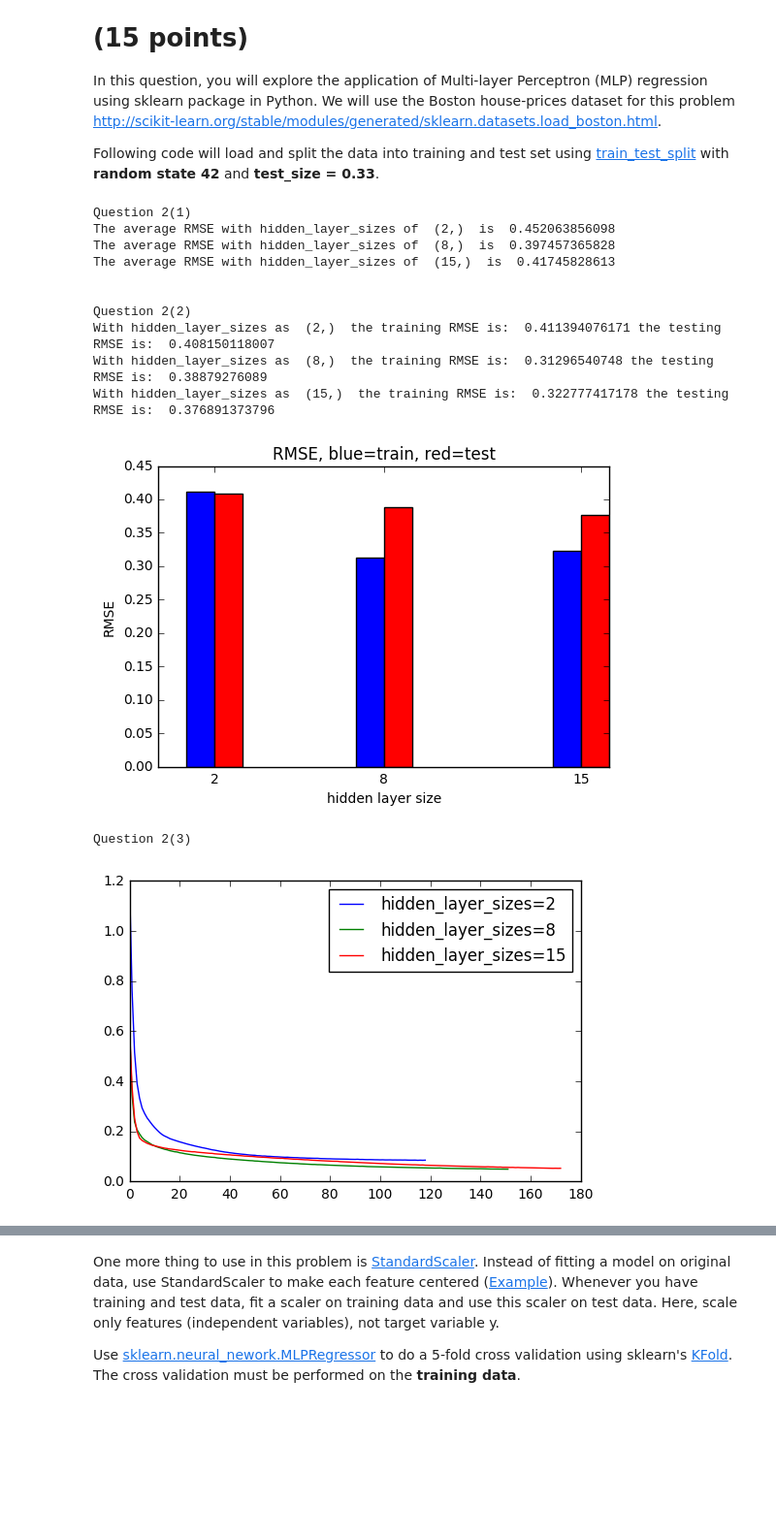
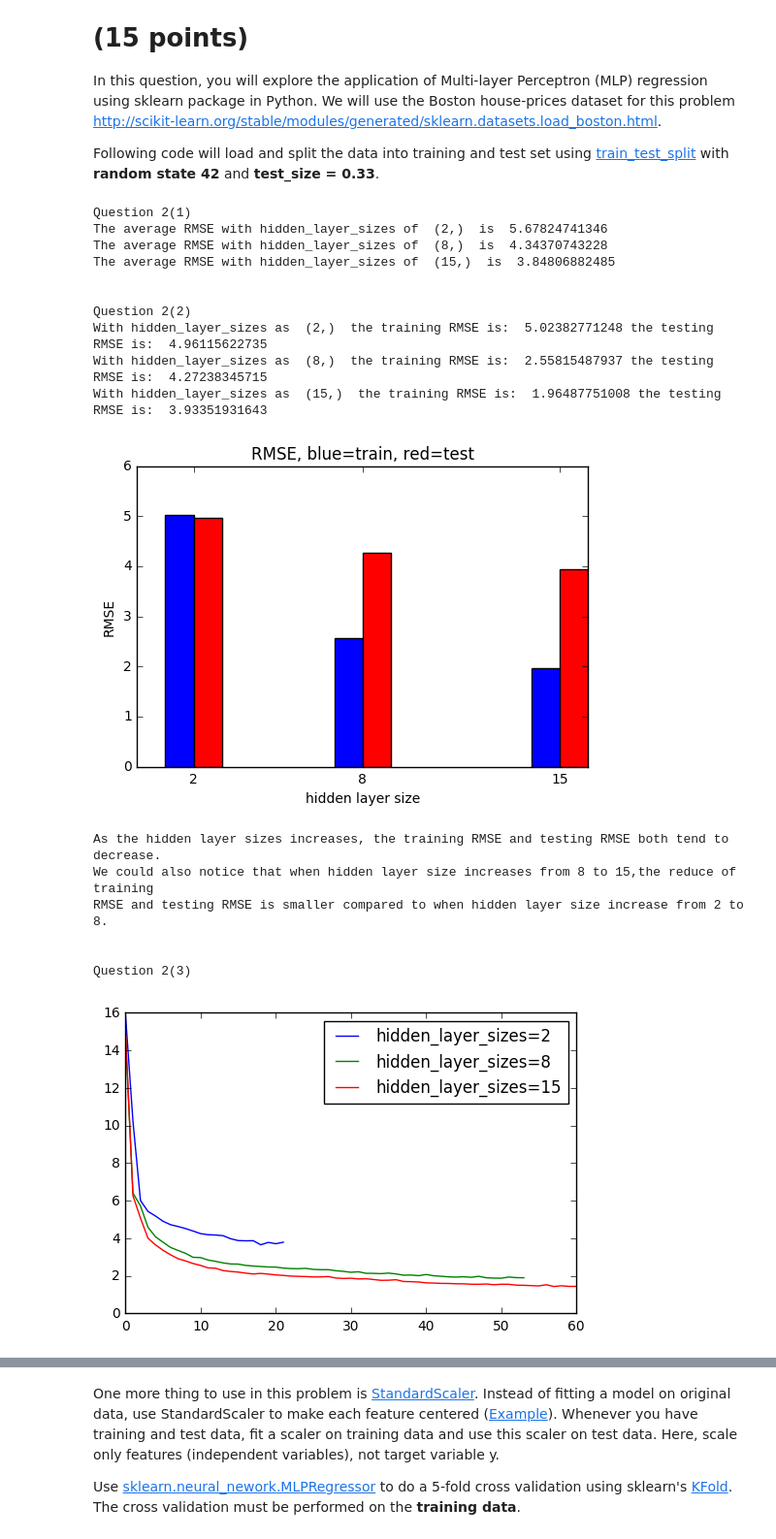
Before and after one commit to XIONGZHENGxz/DataMining, a Jupyter notebook: HW2_.ipynb, the cells around one changed output, grey strips where cells are left out. Shown at 97% size. Cells and saved outputs as stored; diff of their text form; code cells hidden in the pictures; blank space fills up the shorter version.

```diff
--- a/HW2_.ipynb
+++ b/HW2_.ipynb
@@ -44,7 +44,7 @@ def rmse(estimated,target,option):
     if option=='MSE':
         return metrics.mean_squared_error(estimated,target)
     else:
-        return np.sqrt(((estimated-target)**2).mean())
+        return np.sqrt((metrics.mean_squared_error(estimated,target)))
 #function for k fold cross validation, return average RMSE or MSE
 def KFoldCV(k,X,y,model,flag):
     kf=KFold(n_splits=k)
@@ -57,7 +57,7 @@ def KFoldCV(k,X,y,model,flag):
 
 ##(1)
 print '\nQuestion 1(1)\n'
-alphas =  10**np.linspace(10,-2,100)*0.5
+alphas =  10**np.linspace(-2,10,100)*0.5
 #use dictionary to store alphas and corresponding minimum MSE
 dic_lasso={}
 dic_ridge={}
@@ -90,21 +90,26 @@ for i in range(len(alphas)):
     coefs_ridge[:,i]=ridge.coef_
 # plot
 import matplotlib.pyplot as plt
-alphas=alphas[::-1]
 plt.figure()
 for i in range(coefs_lasso.shape[0]):
     plt.plot(alphas,coefs_lasso[i,:])
 plt.title('lasso')
 plt.xlabel('alpha')
+plt.xlim([0,3])
+plt.ylim([-1000,1000])
 plt.ylabel('coefficients')
 plt.figure()
 for i in range(coefs_lasso.shape[0]):
     plt.plot(alphas,coefs_ridge[i,:])
 plt.title('ridge')
 plt.xlabel('alpha')
+plt.xlim([0,8])
+plt.ylim([-1000,1000])
 plt.ylabel('coefficients')
 plt.show()
-
+print '\nFirst, we can see that as alpha increases,the coefficients of both Lasso and Ridge tend to decrease.'
+print 'Besides, when alpha changes, the change of coefficients are different in Lasso and Ridge. When alpha increases '
+print 'the coefficients of Lasso will more agressively decrease to zero compared to the coefficients of Ridge.'
 ##(3)
 print '\nQuestion 1(3)\n'
 from sklearn.linear_model import LinearRegression
@@ -219,10 +224,8 @@ X_train, X_test, y_train, y_test = train_test_split(X,y,test_size = 0.33, random
 X_scaler = StandardScaler()
 X_train = X_scaler.fit_transform(X_train)
 X_test = X_scaler.transform(X_test)
-y_scaler = StandardScaler()
-y_train = y_scaler.fit_transform(y_train[:,None])[:,0]
-y_test = y_scaler.transform(y_test[:,None])[:,0]
-
+y_train=y_train[:,None]
+y_test=y_test[:,None]
 #fit
 ##(1.a)
 mlps=[]
@@ -267,44 +270,52 @@ plt.xlabel('hidden layer size')
 plt.ylabel('RMSE')
 plt.xticks([2,8,15])
 plt.show()
+print 'As the hidden layer sizes increases, the training RMSE and testing RMSE both tend to decrease.'
+print 'We could also notice that when hidden layer size increases from 8 to 15,the reduce of training'
+print 'RMSE and testing RMSE is smaller compared to when hidden layer size increase from 2 to 8.'
 
 ##(3)
 print '\n\nQuestion 2(3)'
 plt.figure()
 lines=[]
 for i in range(len(mlps)):
     mlp=mlps[i]
     label='hidden_layer_sizes='+str(hidden_layer_size[i][0])
-    line,=plt.plot(mlp.loss_curve_,label=label)
+    line,=plt.plot(np.sqrt(mlp.loss_curve_),label=label)
     lines.append(line)
 plt.legend(handles=lines)
 plt.show()
 
-#(#4)
+##(4)
 print '\n\nQuestion 2(4)'
 learning_inits=[0.005,0.01,1]
 mlps=[]
 for i in range(len(learning_inits)):
     mlp=MLPRegressor(activation = 'tanh', solver = 'sgd', learning_rate='constant', random_state=42,
                      batch_size=40, hidden_layer_sizes = (15,),learning_rate_init=learning_inits[i])
     mlps.append(mlp)
 RMSE=[]
 for mlp in mlps:
     RMSE.append(KFoldCV(5,X_train,y_train,mlp,'RMSE'))
 for i in range(len(learning_inits)):
     print 'The RMSE for learning_init of %.3f is %.3f'%(learning_inits[i],RMSE[i])
 # %% [output]
 Question 2(1)
-The average RMSE with hidden_layer_sizes of  (2,)  is  0.452063856098
-The average RMSE with hidden_layer_sizes of  (8,)  is  0.397457365828
-The average RMSE with hidden_layer_sizes of  (15,)  is  0.41745828613
+The average RMSE with hidden_layer_sizes of  (2,)  is  5.67824741346
+The average RMSE with hidden_layer_sizes of  (8,)  is  4.34370743228
+The average RMSE with hidden_layer_sizes of  (15,)  is  3.84806882485
 
 
 Question 2(2)
-With hidden_layer_sizes as  (2,)  the training RMSE is:  0.411394076171 the testing RMSE is:  0.408150118007
-With hidden_layer_sizes as  (8,)  the training RMSE is:  0.31296540748 the testing RMSE is:  0.38879276089
-With hidden_layer_sizes as  (15,)  the training RMSE is:  0.322777417178 the testing RMSE is:  0.376891373796
+With hidden_layer_sizes as  (2,)  the training RMSE is:  5.02382771248 the testing RMSE is:  4.96115622735
+With hidden_layer_sizes as  (8,)  the training RMSE is:  2.55815487937 the testing RMSE is:  4.27238345715
+With hidden_layer_sizes as  (15,)  the training RMSE is:  1.96487751008 the testing RMSE is:  3.93351931643
-[figure, old version]
+[figure, new version]
+As the hidden layer sizes increases, the training RMSE and testing RMSE both tend to decrease.
+We could also notice that when hidden layer size increases from 8 to 15,the reduce of training
+RMSE and testing RMSE is smaller compared to when hidden layer size increase from 2 to 8.
+
+
 Question 2(3)
-[figure, old version]
+[figure, new version]
 Question 2(4)
```
Also changed, not shown: parts of 6 cells of this notebook, 2 other files.
